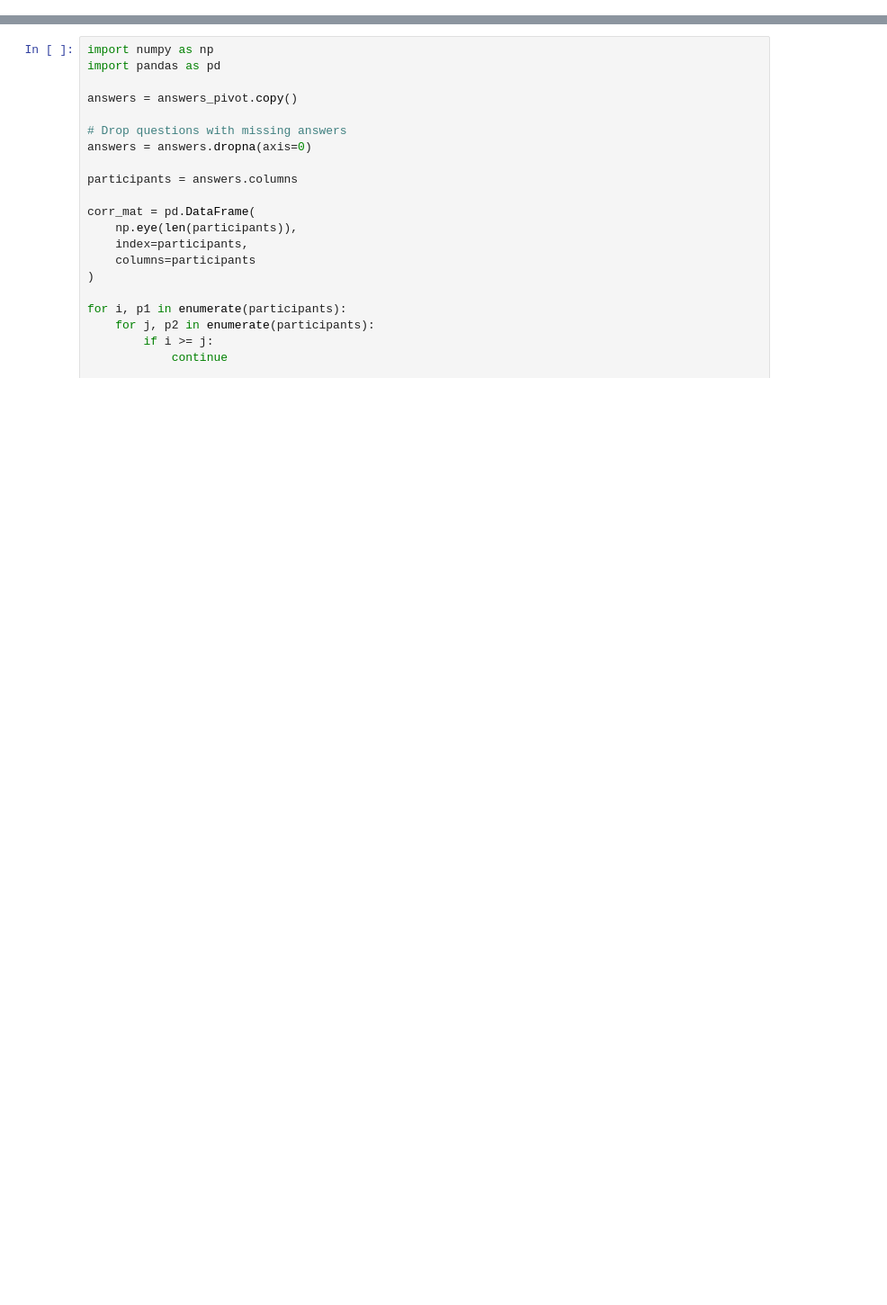
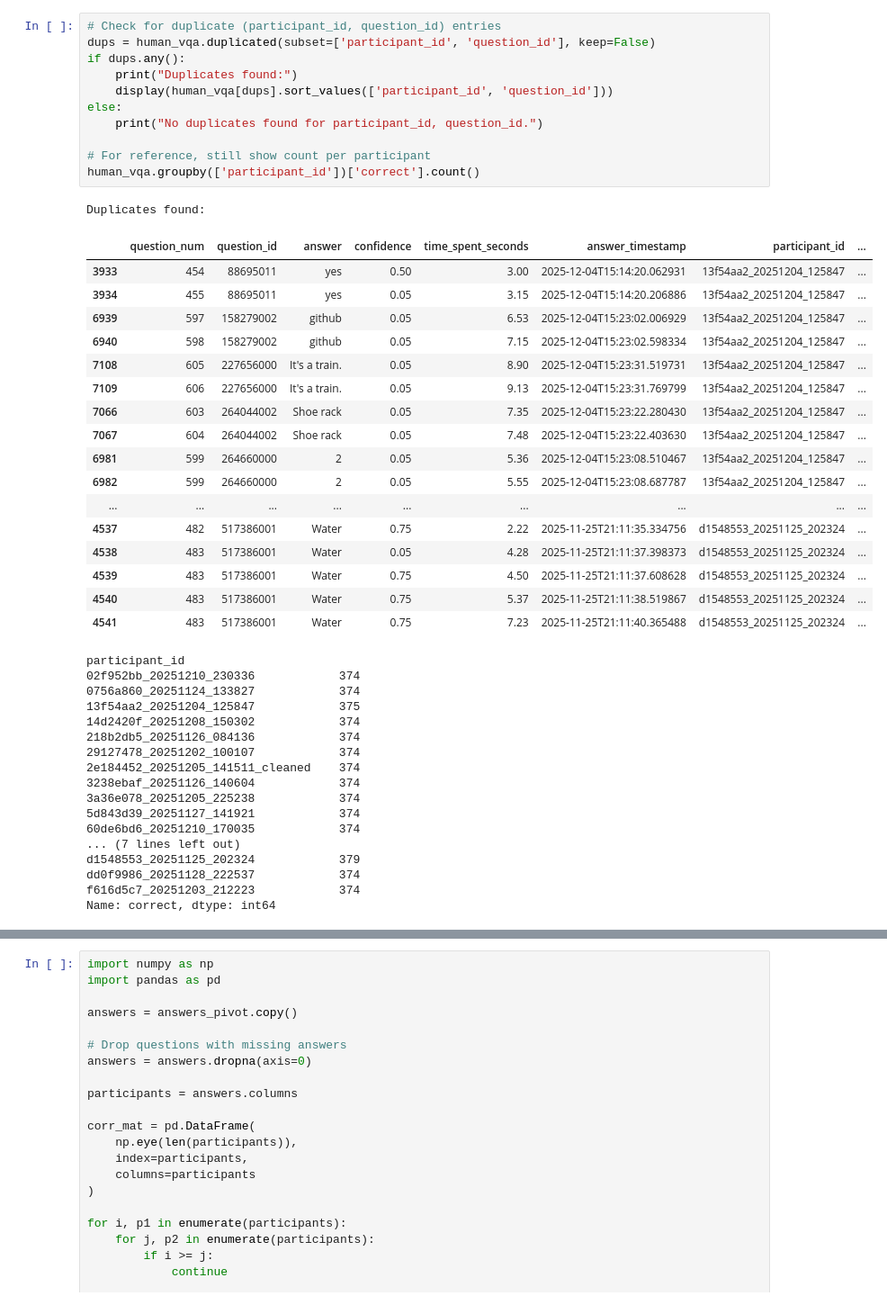
Before and after one commit to unolop/HPA, a Jupyter notebook: evaluation/analysis/A1_vqa.ipynb, the cells around one changed output, grey strips where cells are left out. Shown at 90% size. Cells and saved outputs as stored; diff of their text form; blank space fills up the shorter version.

```diff
--- a/evaluation/analysis/A1_vqa.ipynb
+++ b/evaluation/analysis/A1_vqa.ipynb
@@ -67,3 +97,50 @@ mg # , len(qids), # model_vqa.groupby(['model', 'question_id']).count()
+# %%
+# Check for duplicate (participant_id, question_id) entries
+dups = human_vqa.duplicated(subset=['participant_id', 'question_id'], keep=False)
+if dups.any():
+    print("Duplicates found:")
+    display(human_vqa[dups].sort_values(['participant_id', 'question_id']))
+else:
+    print("No duplicates found for participant_id, question_id.")
+
+# For reference, still show count per participant
+human_vqa.groupby(['participant_id'])['correct'].count()
+# %% [output]
+Duplicates found:
+|  | ﻿question_num | question_id | answer | confidence | time_spent_seconds | answer_timestamp | participant_id | ... |
+| 3933 | 454 | 88695011 | yes | 0.50 | 3.00 | 2025-12-04T15:14:20.062931 | 13f54aa2_20251204_125847 | ... |
+| 3934 | 455 | 88695011 | yes | 0.05 | 3.15 | 2025-12-04T15:14:20.206886 | 13f54aa2_20251204_125847 | ... |
+| 6939 | 597 | 158279002 | github | 0.05 | 6.53 | 2025-12-04T15:23:02.006929 | 13f54aa2_20251204_125847 | ... |
+| 6940 | 598 | 158279002 | github | 0.05 | 7.15 | 2025-12-04T15:23:02.598334 | 13f54aa2_20251204_125847 | ... |
+| 7108 | 605 | 227656000 | It's a train. | 0.05 | 8.90 | 2025-12-04T15:23:31.519731 | 13f54aa2_20251204_125847 | ... |
+| 7109 | 606 | 227656000 | It's a train. | 0.05 | 9.13 | 2025-12-04T15:23:31.769799 | 13f54aa2_20251204_125847 | ... |
+| 7066 | 603 | 264044002 | Shoe rack | 0.05 | 7.35 | 2025-12-04T15:23:22.280430 | 13f54aa2_20251204_125847 | ... |
+| 7067 | 604 | 264044002 | Shoe rack | 0.05 | 7.48 | 2025-12-04T15:23:22.403630 | 13f54aa2_20251204_125847 | ... |
+| 6981 | 599 | 264660000 | 2 | 0.05 | 5.36 | 2025-12-04T15:23:08.510467 | 13f54aa2_20251204_125847 | ... |
+| 6982 | 599 | 264660000 | 2 | 0.05 | 5.55 | 2025-12-04T15:23:08.687787 | 13f54aa2_20251204_125847 | ... |
+| ... | ... | ... | ... | ... | ... | ... | ... | ... |
+| 4537 | 482 | 517386001 | Water | 0.75 | 2.22 | 2025-11-25T21:11:35.334756 | d1548553_20251125_202324 | ... |
+| 4538 | 483 | 517386001 | Water | 0.05 | 4.28 | 2025-11-25T21:11:37.398373 | d1548553_20251125_202324 | ... |
+| 4539 | 483 | 517386001 | Water | 0.75 | 4.50 | 2025-11-25T21:11:37.608628 | d1548553_20251125_202324 | ... |
+| 4540 | 483 | 517386001 | Water | 0.75 | 5.37 | 2025-11-25T21:11:38.519867 | d1548553_20251125_202324 | ... |
+| 4541 | 483 | 517386001 | Water | 0.75 | 7.23 | 2025-11-25T21:11:40.365488 | d1548553_20251125_202324 | ... |
+participant_id
+02f952bb_20251210_230336            374
+0756a860_20251124_133827            374
+13f54aa2_20251204_125847            375
+14d2420f_20251208_150302            374
+218b2db5_20251126_084136            374
+29127478_20251202_100107            374
+2e184452_20251205_141511_cleaned    374
+3238ebaf_20251126_140604            374
+3a36e078_20251205_225238            374
+5d843d39_20251127_141921            374
+60de6bd6_20251210_170035            374
+... (7 lines left out)
+d1548553_20251125_202324            379
+dd0f9986_20251128_222537            374
+f616d5c7_20251203_212223            374
+Name: correct, dtype: int64
 # %%
 import matplotlib.pyplot as plt
 import seaborn as sns
```
Also changed, not shown: parts of 14 cells of this notebook, 6 other files.
